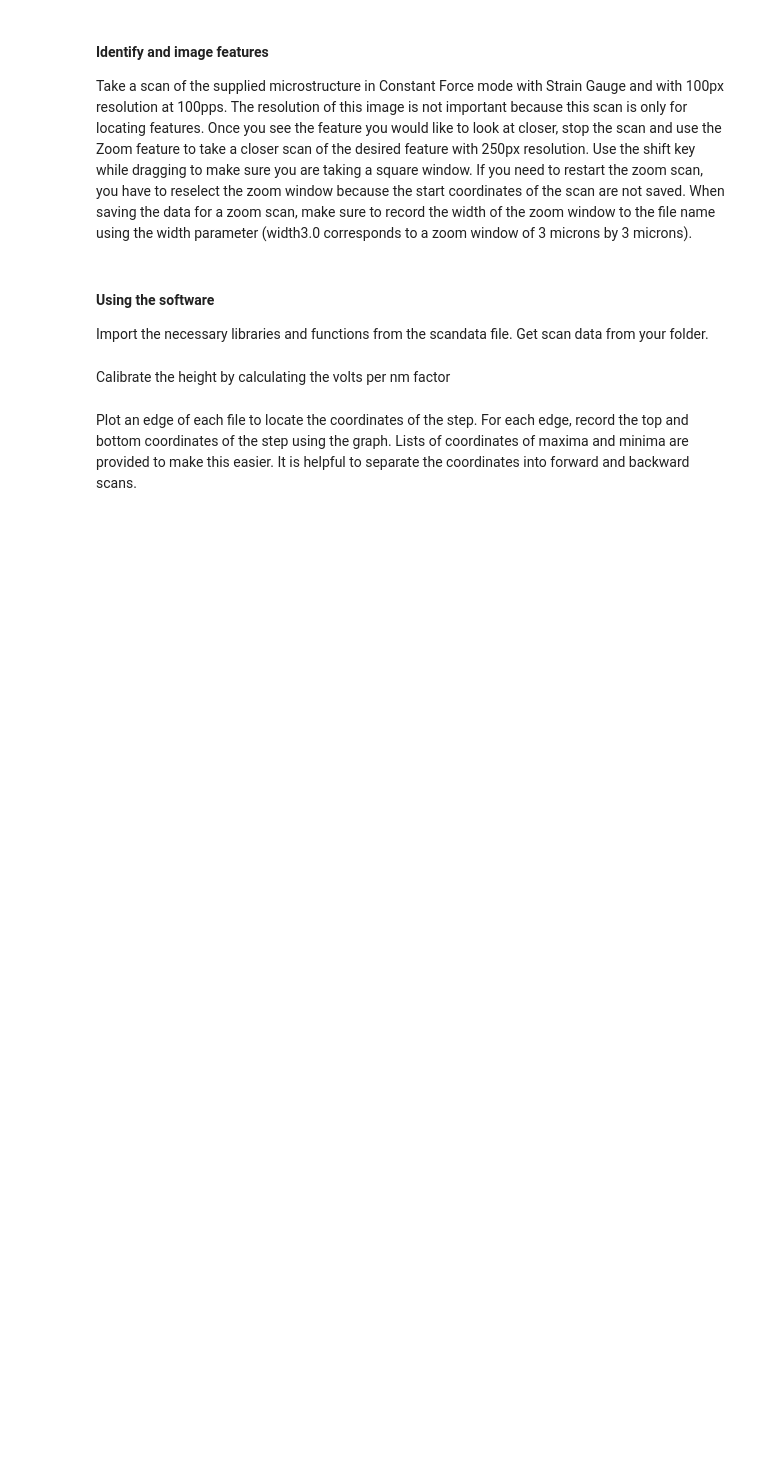
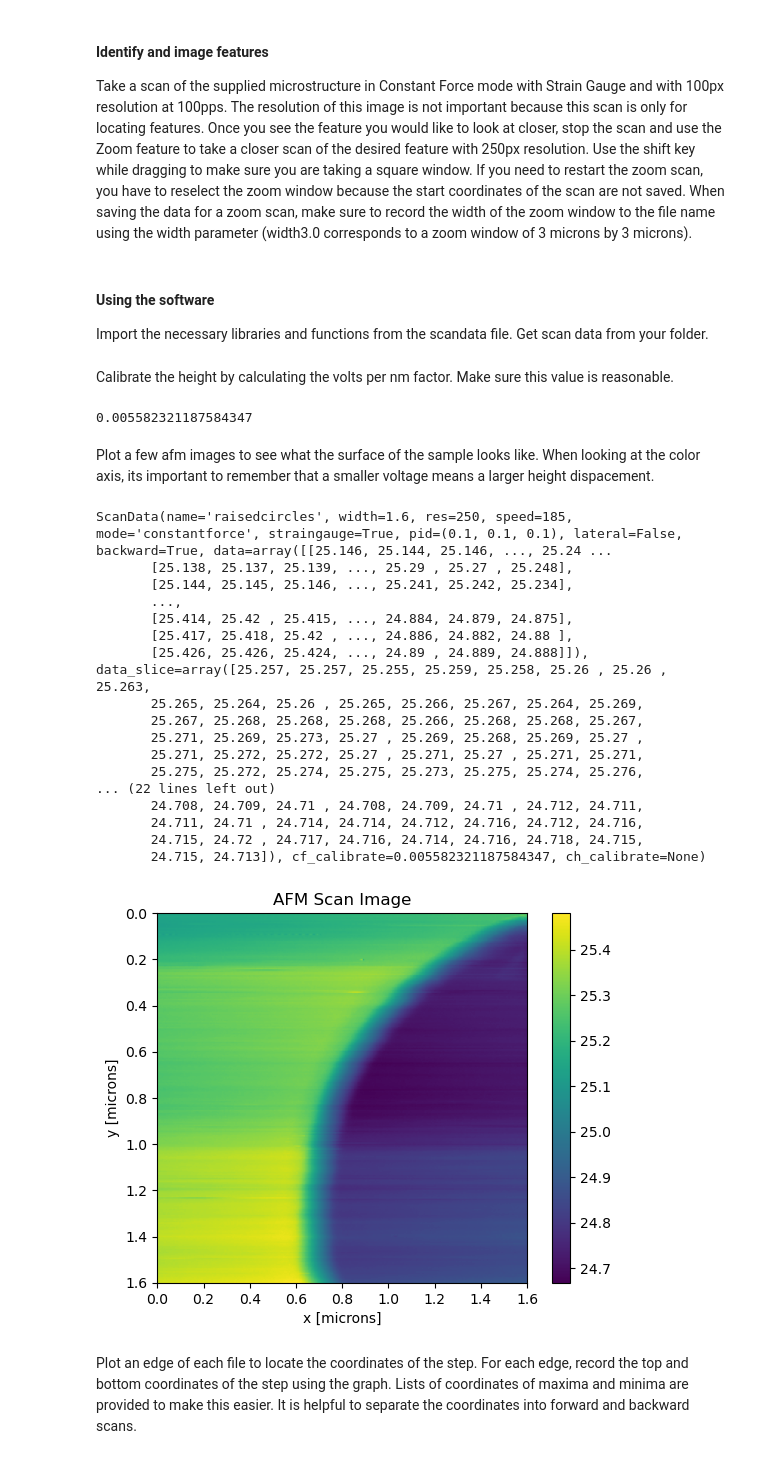
Before and after one commit to qt3uw/AFMLab, a Jupyter notebook: LabDemo.ipynb, the cells around one changed output. Drawn from its saved outputs; the diff is of its cells as text; code cells hidden in the pictures; blank space fills up the shorter version.

```diff
--- a/LabDemo.ipynb
+++ b/LabDemo.ipynb
@@ -22,7 +22,7 @@ from scandata import get_scan_data_from_directory, get_step_volts_for_calibratio
 
 afmscans = get_scan_data_from_directory('TestSpeed')
 # %% [markdown]
-Calibrate the height by calculating the volts per nm factor
+Calibrate the height by calculating the volts per nm factor. Make sure this value is reasonable.
 # %%
 volts = []
 for afmscan in afmscans:
@@ -32,6 +32,33 @@ step_voltage = get_step_volts_for_calibration(volts)
 
 for afmscan in afmscans:
     afmscan.cf_calibrate = step_voltage / 114
+
+print(afmscans[0].cf_calibrate)
+# %% [output]
+0.005582321187584347
+# %% [markdown]
+Plot a few afm images to see what the surface of the sample looks like. When looking at the color axis, its important to remember that a smaller voltage means a larger height dispacement.
+# %%
+afmscans[17].plot_afm_image()
+# %% [output]
+ScanData(name='raisedcircles', width=1.6, res=250, speed=185, mode='constantforce', straingauge=True, pid=(0.1, 0.1, 0.1), lateral=False, backward=True, data=array([[25.146, 25.144, 25.146, ..., 25.24 ...
+       [25.138, 25.137, 25.139, ..., 25.29 , 25.27 , 25.248],
+       [25.144, 25.145, 25.146, ..., 25.241, 25.242, 25.234],
+       ...,
+       [25.414, 25.42 , 25.415, ..., 24.884, 24.879, 24.875],
+       [25.417, 25.418, 25.42 , ..., 24.886, 24.882, 24.88 ],
+       [25.426, 25.426, 25.424, ..., 24.89 , 24.889, 24.888]]), data_slice=array([25.257, 25.257, 25.255, 25.259, 25.258, 25.26 , 25.26 , 25.263,
+       25.265, 25.264, 25.26 , 25.265, 25.266, 25.267, 25.264, 25.269,
+       25.267, 25.268, 25.268, 25.268, 25.266, 25.268, 25.268, 25.267,
+       25.271, 25.269, 25.273, 25.27 , 25.269, 25.268, 25.269, 25.27 ,
+       25.271, 25.272, 25.272, 25.27 , 25.271, 25.27 , 25.271, 25.271,
+       25.275, 25.272, 25.274, 25.275, 25.273, 25.275, 25.274, 25.276,
+... (22 lines left out)
+       24.708, 24.709, 24.71 , 24.708, 24.709, 24.71 , 24.712, 24.711,
+       24.711, 24.71 , 24.714, 24.714, 24.712, 24.716, 24.712, 24.716,
+       24.715, 24.72 , 24.717, 24.716, 24.714, 24.716, 24.718, 24.715,
+       24.715, 24.713]), cf_calibrate=0.005582321187584347, ch_calibrate=None)
+[figure, added]
 # %% [markdown]
 Plot an edge of each file to locate the coordinates of the step. For each edge, record the top and bottom coordinates of the step using the graph. Lists of coordinates of maxima and minima are provided to make this easier. It is helpful to separate the coordinates into forward and backward scans.
 # %%
```
Also changed, not shown: parts of 1 cell of this notebook.
